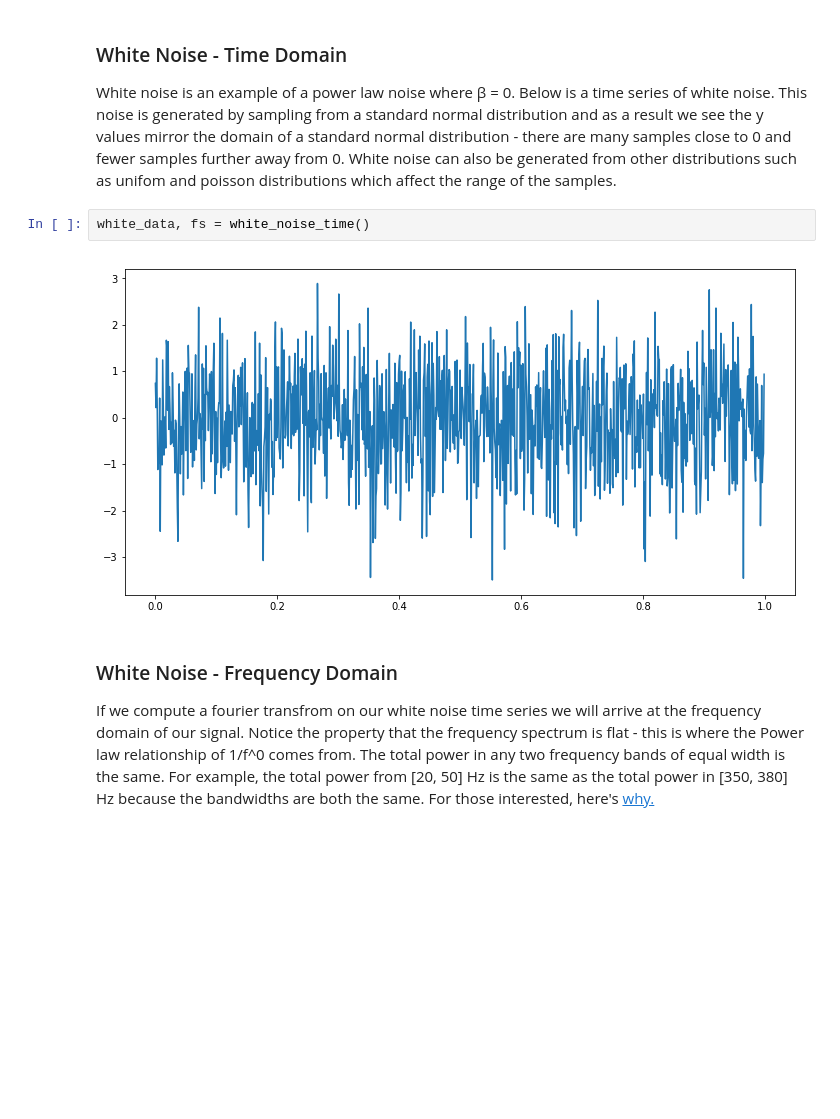
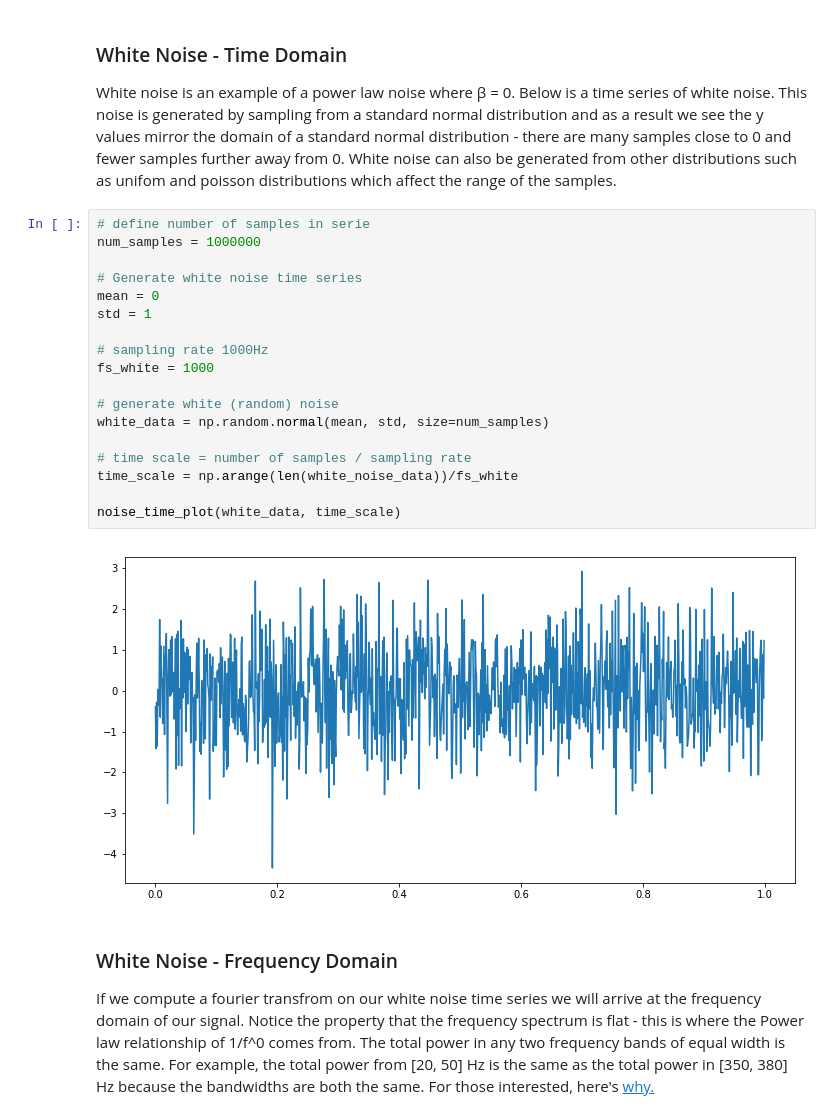
Before and after one commit to voytekresearch/Tutorials, a Jupyter notebook: 06-ColoredNoise.ipynb, the cells around one changed output. Cells and saved outputs as stored; diff of their text form; blank space fills up the shorter version.

Commit message:
refactored code - reduced utils.noise to 3 functions

```diff
--- a/06-ColoredNoise.ipynb
+++ b/06-ColoredNoise.ipynb
@@ -13,10 +13,26 @@ Some types of colored noise follow the general form of $$\frac{1}{f^{\beta}}$$ w
 ### White Noise - Time Domain
 
 White noise is an example of a power law noise where β = 0. Below is a time series of white noise. This noise is generated by sampling from a standard normal distribution and as a result we see the y values mirror the domain of a standard normal distribution - there are many samples close to 0 and fewer samples further away from 0. White noise can also be generated from other distributions such as unifom and poisson distributions which affect the range of the samples.
-# %%
-white_data, fs = white_noise_time()
-# %% [output]
-[figure, removed]
+# %%
+# define number of samples in serie
+num_samples = 1000000
+
+# Generate white noise time series
+mean = 0
+std = 1
+
+# sampling rate 1000Hz
+fs_white = 1000
+
+# generate white (random) noise
+white_data = np.random.normal(mean, std, size=num_samples)
+
+# time scale = number of samples / sampling rate
+time_scale = np.arange(len(white_noise_data))/fs_white
+
+noise_time_plot(white_data, time_scale)
+# %% [output]
+[figure, added]
 # %% [markdown]
 ### White Noise - Frequency Domain
 
```
Also changed, not shown: parts of 18 cells of this notebook, 1 other file.
